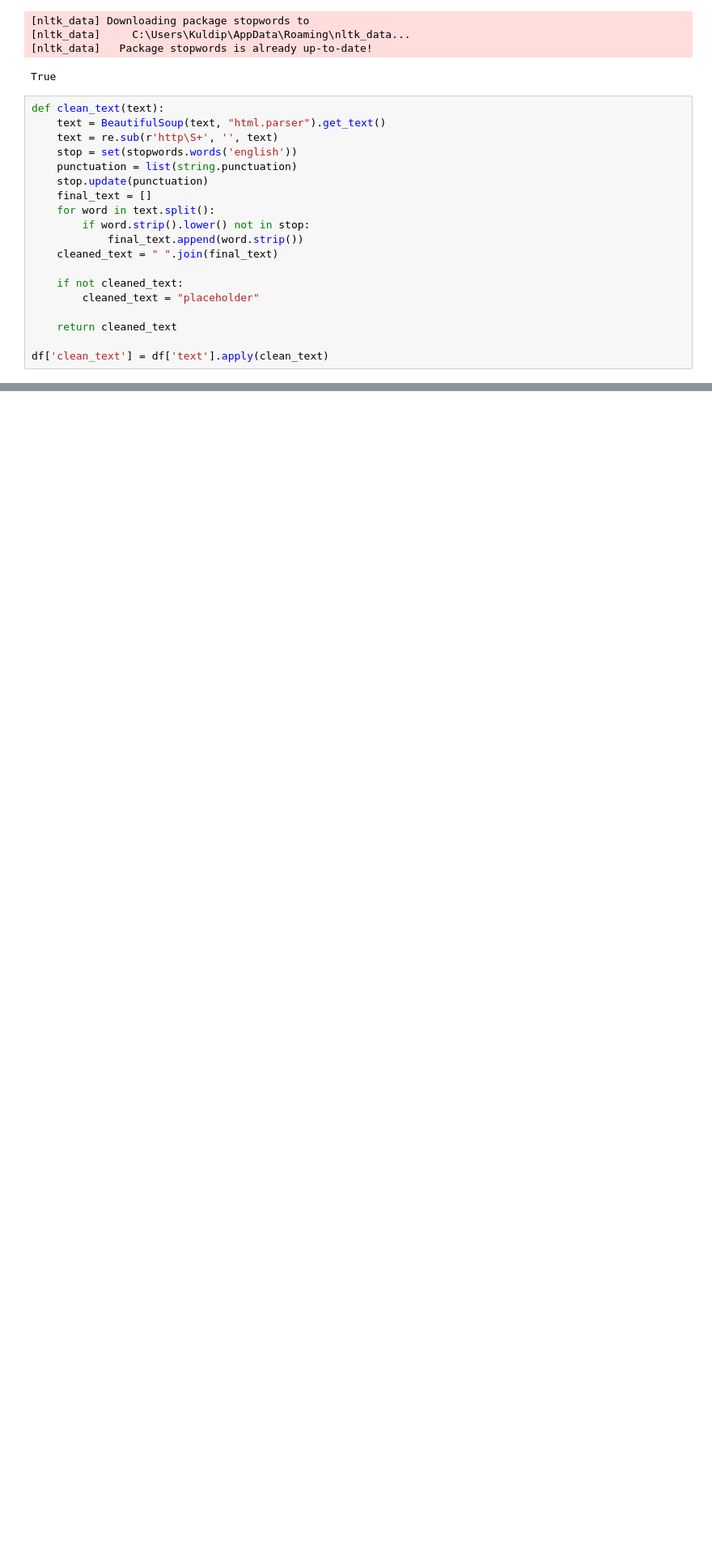
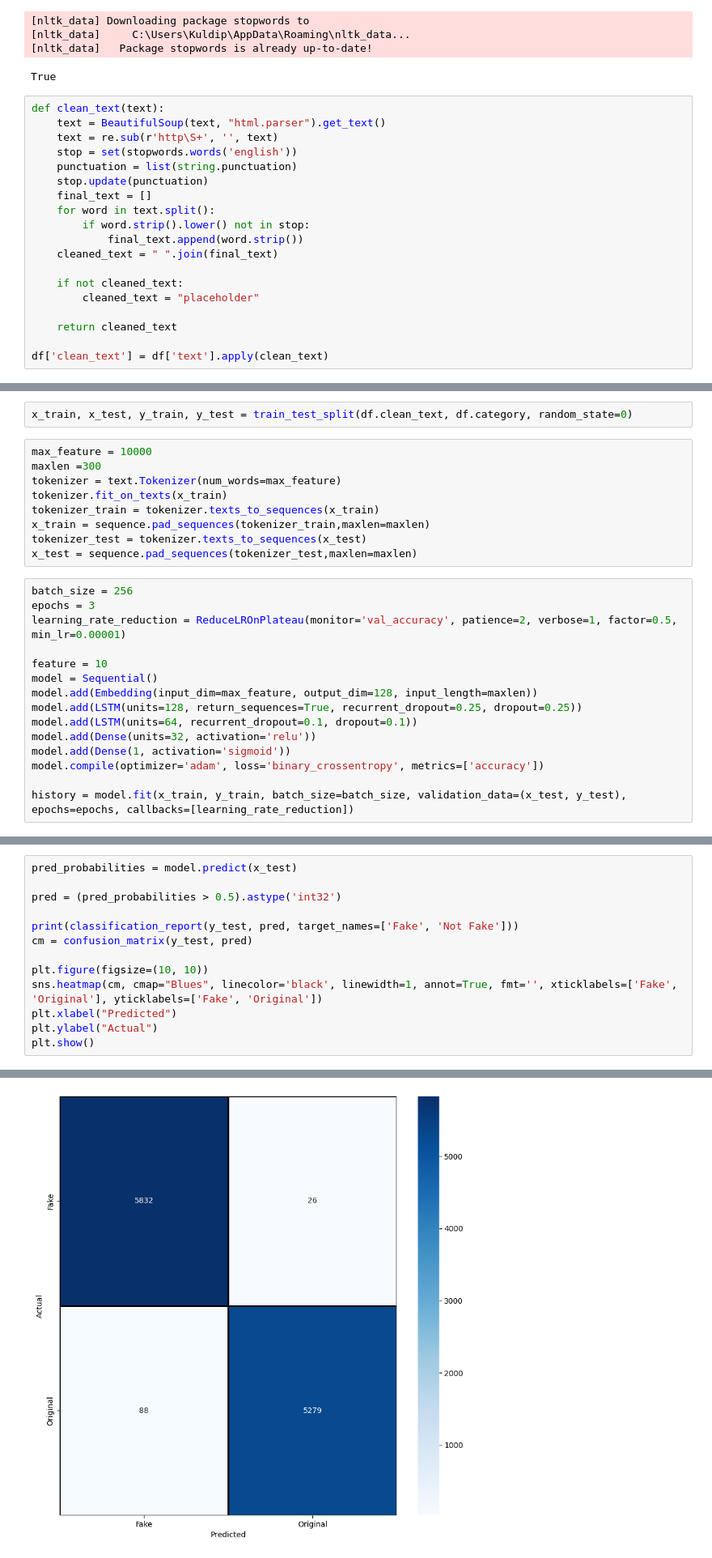
Before and after one commit to kuldipkorat/practice-task, a Jupyter notebook: News_Detection/news_detection.ipynb, the cells around one changed output, grey strips where cells are left out. Shown at 81% size. Drawn from its saved outputs; the diff is of its cells as text; blank space fills up the shorter version.

```diff
--- a/News_Detection/news_detection.ipynb
+++ b/News_Detection/news_detection.ipynb
@@ -170,0 +169,26 @@ plot_wordcloud(0)
+# %%
+x_train, x_test, y_train, y_test = train_test_split(df.clean_text, df.category, random_state=0)
+# %%
+max_feature = 10000
+maxlen =300
+tokenizer = text.Tokenizer(num_words=max_feature)
+tokenizer.fit_on_texts(x_train)
+tokenizer_train = tokenizer.texts_to_sequences(x_train)
+x_train = sequence.pad_sequences(tokenizer_train,maxlen=maxlen)
+tokenizer_test = tokenizer.texts_to_sequences(x_test)
+x_test = sequence.pad_sequences(tokenizer_test,maxlen=maxlen)
+# %%
+batch_size = 256
+epochs = 3
+learning_rate_reduction = ReduceLROnPlateau(monitor='val_accuracy', patience=2, verbose=1, factor=0.5, min_lr=0.00001)
+
+feature = 10
+model = Sequential()
+model.add(Embedding(input_dim=max_feature, output_dim=128, input_length=maxlen))
+model.add(LSTM(units=128, return_sequences=True, recurrent_dropout=0.25, dropout=0.25))
+model.add(LSTM(units=64, recurrent_dropout=0.1, dropout=0.1))
+model.add(Dense(units=32, activation='relu'))
+model.add(Dense(1, activation='sigmoid'))
+model.compile(optimizer='adam', loss='binary_crossentropy', metrics=['accuracy'])
+
+history = model.fit(x_train, y_train, batch_size=batch_size, validation_data=(x_test, y_test), epochs=epochs, callbacks=[learning_rate_reduction])
@@ -170,0 +202,14 @@ plot_wordcloud(0)
+# %%
+pred_probabilities = model.predict(x_test)
+
+pred = (pred_probabilities > 0.5).astype('int32')
+
+print(classification_report(y_test, pred, target_names=['Fake', 'Not Fake']))
+cm = confusion_matrix(y_test, pred)
+
+plt.figure(figsize=(10, 10))
+sns.heatmap(cm, cmap="Blues", linecolor='black', linewidth=1, annot=True, fmt='', xticklabels=['Fake', 'Original'], yticklabels=['Fake', 'Original'])
+plt.xlabel("Predicted")
+plt.ylabel("Actual")
+plt.show()
+# %% [output]
@@ -170,0 +225 @@ plot_wordcloud(0)
+[figure, added]
```
Also changed, not shown: parts of 5 cells of this notebook, 7 other files.
